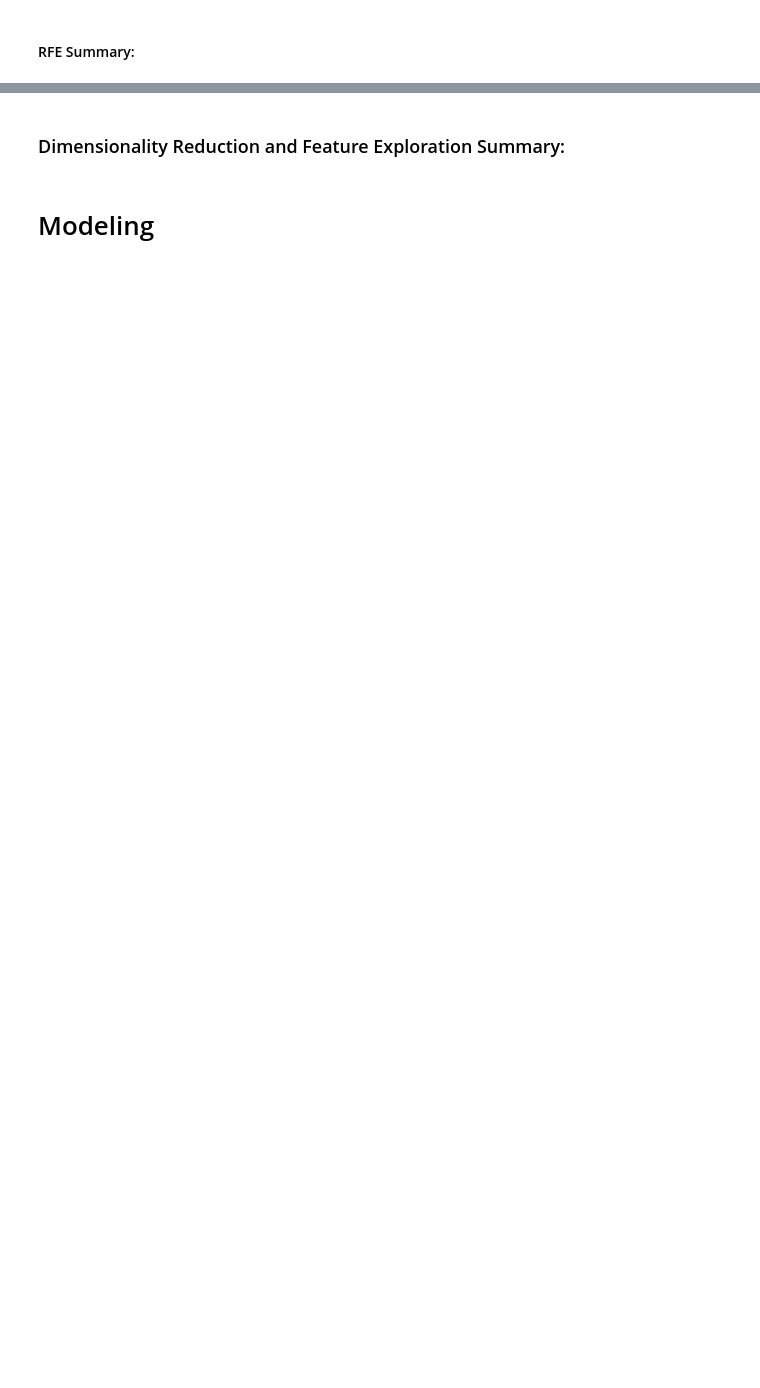
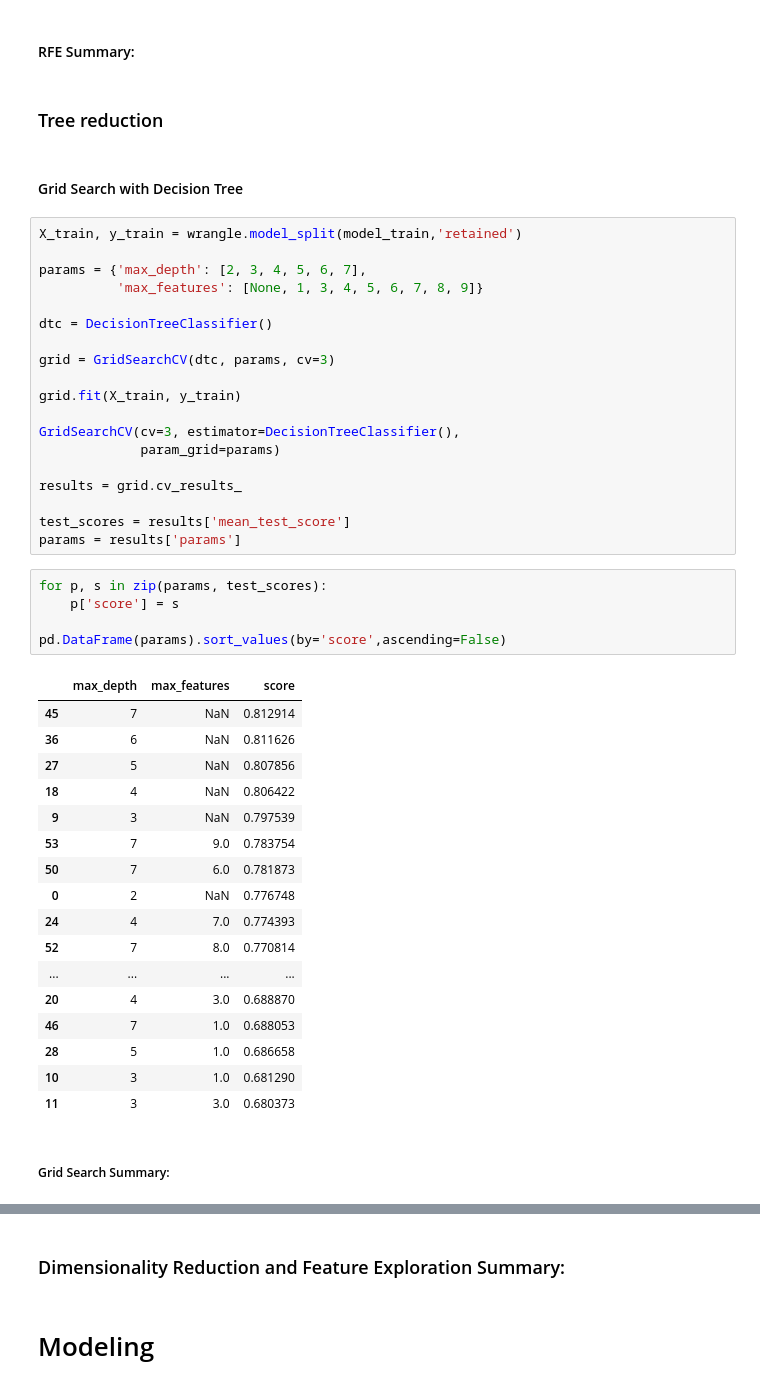
Before and after one commit to mwboiss/retention-project, a Jupyter notebook: modeling.ipynb, the cells around one changed output, grey strips where cells are left out. Saved outputs shown, nothing was run; the diff lists cells and outputs as text; blank space fills up the shorter version.

```diff
--- a/modeling.ipynb
+++ b/modeling.ipynb
@@ -297,2 +275,50 @@ Name: title, dtype: int64
 # %% [markdown]
 #### RFE Summary:
+# %% [markdown]
+### Tree reduction
+# %% [markdown]
+#### Grid Search with Decision Tree
+# %%
+X_train, y_train = wrangle.model_split(model_train,'retained')
+
+params = {'max_depth': [2, 3, 4, 5, 6, 7],
+          'max_features': [None, 1, 3, 4, 5, 6, 7, 8, 9]}
+
+dtc = DecisionTreeClassifier()
+
+grid = GridSearchCV(dtc, params, cv=3)
+
+grid.fit(X_train, y_train)
+
+GridSearchCV(cv=3, estimator=DecisionTreeClassifier(),
+             param_grid=params)
+
+results = grid.cv_results_
+
+test_scores = results['mean_test_score']
+params = results['params']
+# %%
+for p, s in zip(params, test_scores):
+    p['score'] = s
+
+pd.DataFrame(params).sort_values(by='score',ascending=False)
+# %% [output]
+|  | max_depth | max_features | score |
+| 45 | 7 | NaN | 0.812914 |
+| 36 | 6 | NaN | 0.811626 |
+| 27 | 5 | NaN | 0.807856 |
+| 18 | 4 | NaN | 0.806422 |
+| 9 | 3 | NaN | 0.797539 |
+| 53 | 7 | 9.0 | 0.783754 |
+| 50 | 7 | 6.0 | 0.781873 |
+| 0 | 2 | NaN | 0.776748 |
+| 24 | 4 | 7.0 | 0.774393 |
+| 52 | 7 | 8.0 | 0.770814 |
+| ... | ... | ... | ... |
+| 20 | 4 | 3.0 | 0.688870 |
+| 46 | 7 | 1.0 | 0.688053 |
+| 28 | 5 | 1.0 | 0.686658 |
+| 10 | 3 | 1.0 | 0.681290 |
+| 11 | 3 | 3.0 | 0.680373 |
+# %% [markdown]
+##### Grid Search Summary:
```
Also changed, not shown: parts of 36 cells of this notebook, 2 other files.
